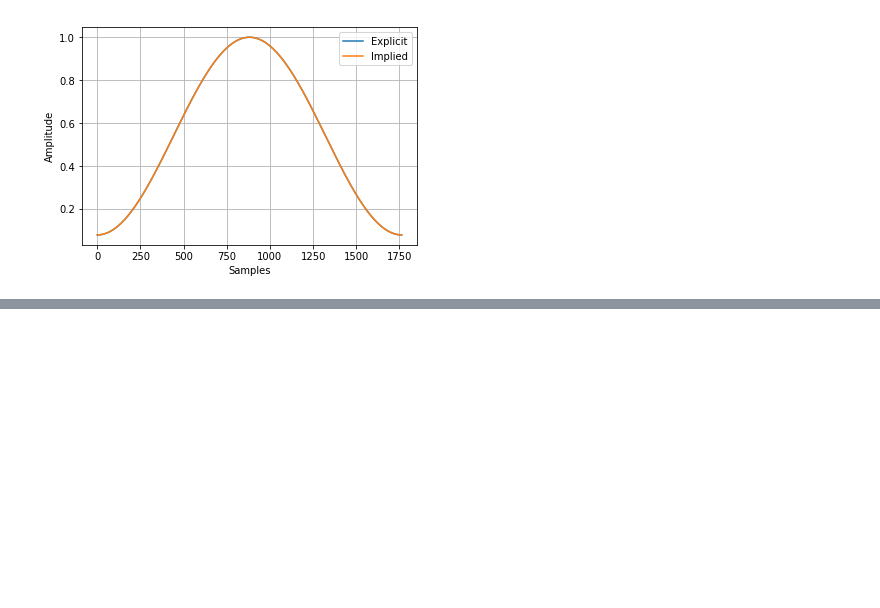
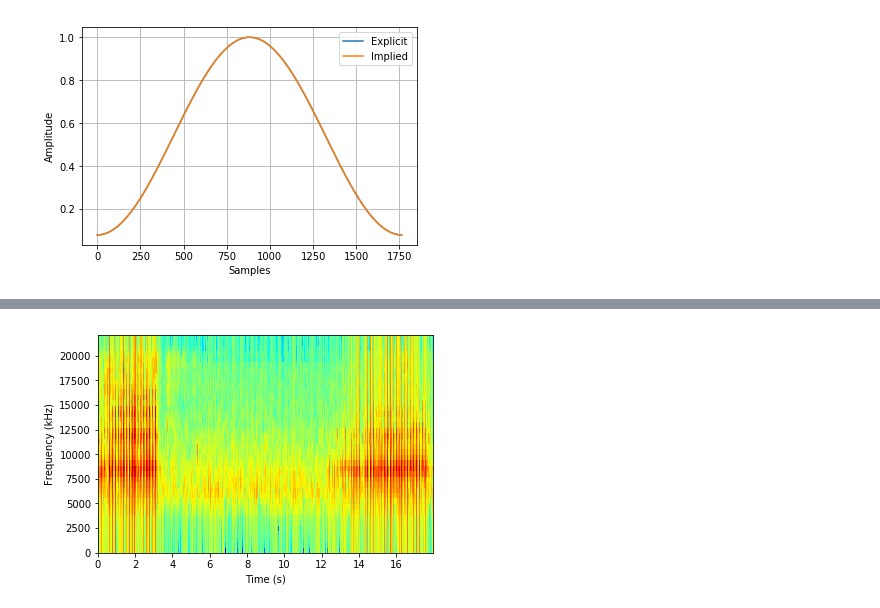
Before and after one commit to BAD-Classifier/Signal-Processing, a Jupyter notebook: MFCC.ipynb, the cells around one changed output, grey strips where cells are left out. Drawn from its saved outputs; the diff is of its cells as text; code cells hidden in the pictures; blank space fills up the shorter version.

```diff
--- a/MFCC.ipynb
+++ b/MFCC.ipynb
@@ -157,0 +220,16 @@ plt.show()
+# %%
+#INVESTIGATION TEAM GO!
+
+# Features
+filter_banks = numpy.dot(power_spectrum, fbank.T)
+filter_banks = numpy.where(filter_banks == 0, numpy.finfo(float).eps, filter_banks) # Numerical Stability
+filter_banks = 20 * numpy.log10(filter_banks)  # dB
+
+#plt.imshow(numpy.flipud(filter_banks.T), cmap=cm.jet, aspect=0.2, extent=[0,total_time,0,4])
+flipped = numpy.flipud(filter_banks.T)
+plt.imshow(flipped, cmap=cm.jet, aspect='auto', extent=[0,total_time,0,nyquist])  #Not 100% about this image processing
+plt.ylabel('Frequency (kHz)')
+plt.xlabel('Time (s)')
+plt.show()
+# %% [output]
+[figure, added]
```
Also changed, not shown: parts of 9 cells of this notebook, 1 other file.
